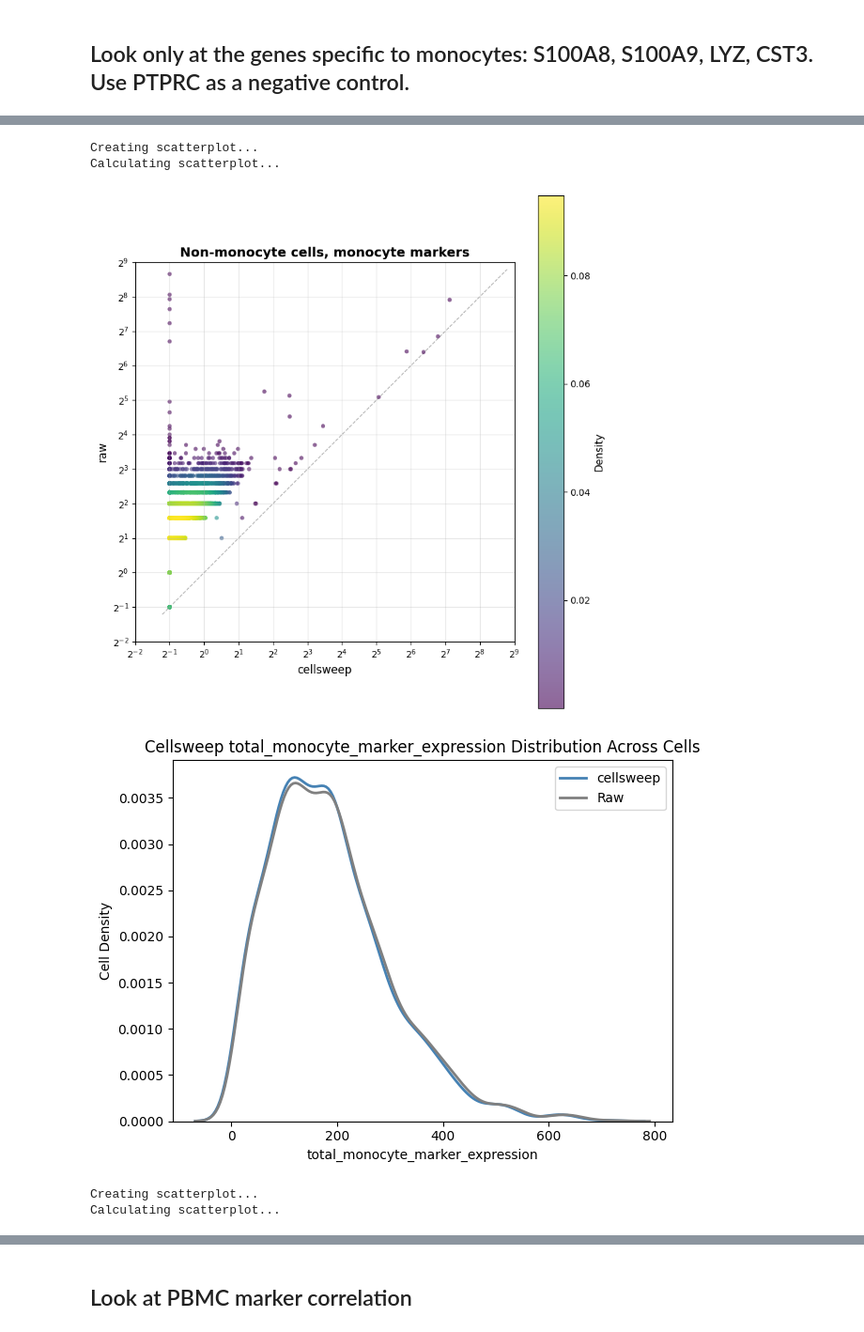
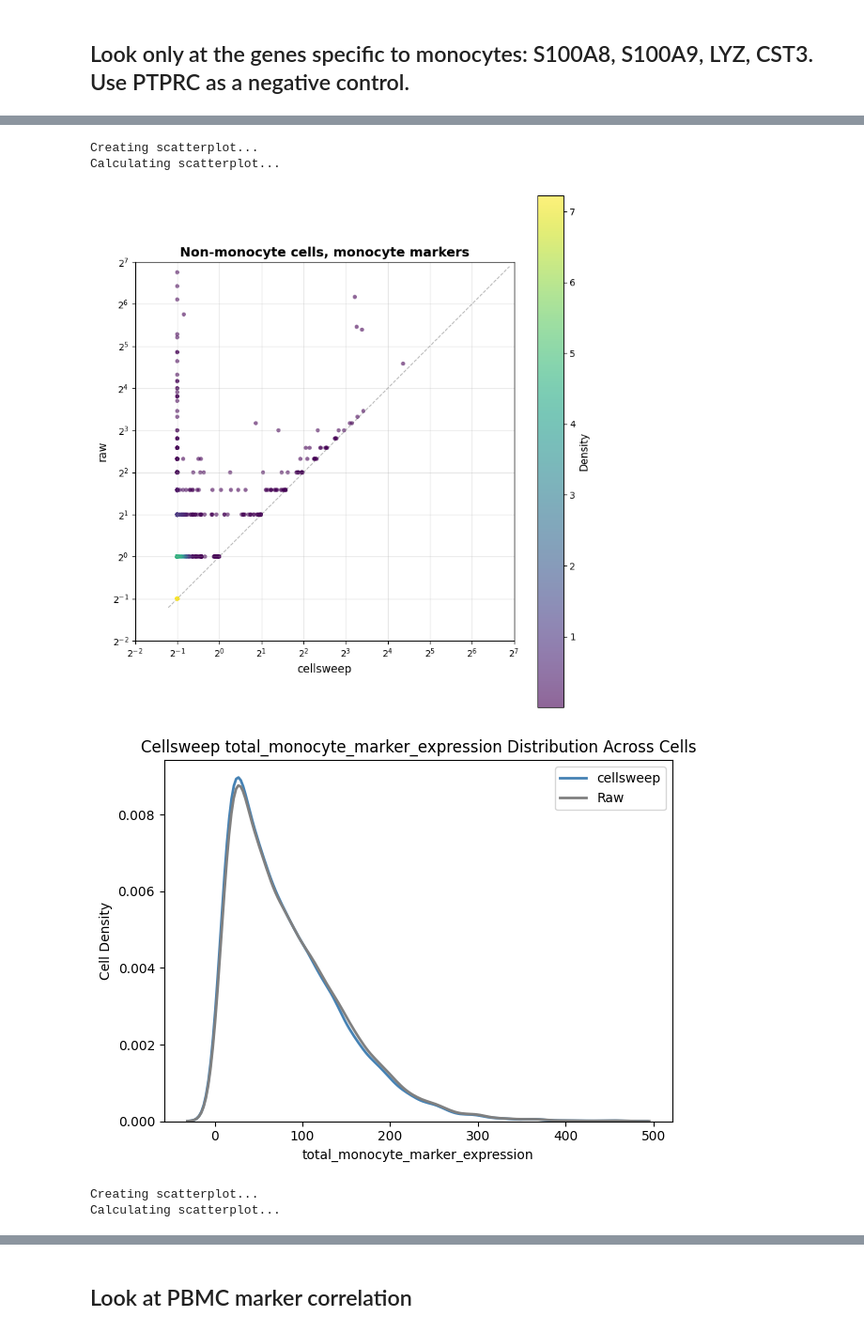
Before and after one commit to pachterlab/cellsweep, a Jupyter notebook: notebooks/benchmarking.ipynb, the cells around one changed output, grey strips where cells are left out. Shown at 94% size. Cells and saved outputs as stored; diff of their text form; code cells hidden in the pictures.

```diff
--- a/notebooks/benchmarking.ipynb
+++ b/notebooks/benchmarking.ipynb
@@ -1139,7 +1010,2 @@ WARNING: saving figure to file figures/dotplot_processed_tmp.png
 # %% [markdown]
 ## Look only at the genes specific to monocytes: S100A8, S100A9, LYZ, CST3. Use PTPRC as a negative control.
-# %%
-adata_raw_tmp = adata_raw_original[
-    adata_processed.obs_names,  # align rows/cells to processed adata
-    [g for g in monocyte_neutrophil_pdc_marker_genes if g in adata_raw_original.var_names]  # filter cols/genes to monocyte marker genes
-].copy()
@@ -1155,7 +1019,7 @@ if dataset_name == "pbmc8k" or dataset_name == "pbmc33k":
             continue
         show = True  # (key == "cellsweep")
 
-        adata_raw_original = adata_scanpy_dict["raw"].copy()
+        adata_raw_original = adata_dict["raw"].copy()
         adata_processed_original = adata_processed.copy()
 
         if "counts" in adata_processed_original.layers:
@@ -1218,6 +1082,6 @@ if dataset_name == "pbmc8k" or dataset_name == "pbmc33k":
 Creating scatterplot...
 Calculating scatterplot...
-[figure, old version]
+[figure, new version]
-[figure, old version]
+[figure, new version]
 Creating scatterplot...
 Calculating scatterplot...
```
Also changed, not shown: parts of 26 cells of this notebook.
